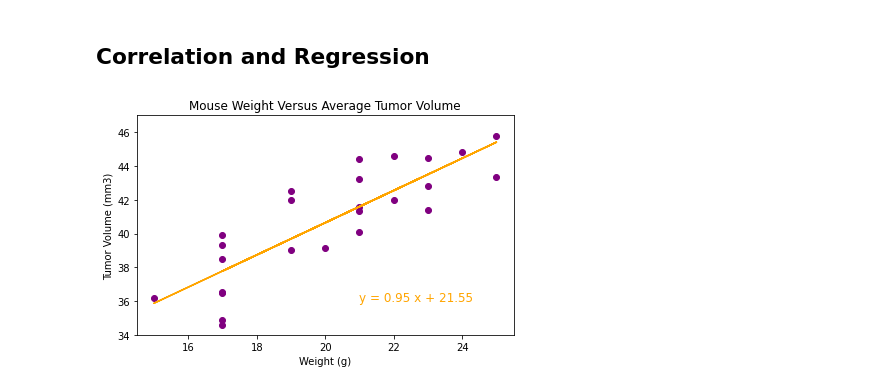
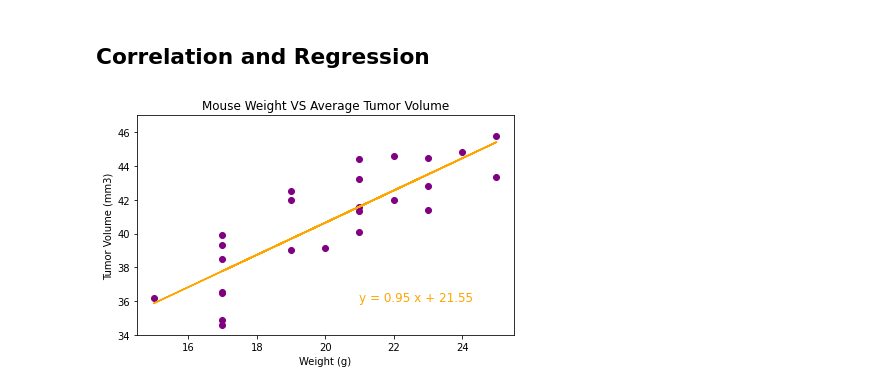
Before and after one commit to Franco1230/05-Matplotlib-Challenge, a Jupyter notebook: Pymaceuticals/pymaceuticals_starter.ipynb, the cells around one changed output. Drawn from its saved outputs; the diff is of its cells as text; code cells hidden in the pictures.

```diff
--- a/Pymaceuticals/pymaceuticals_starter.ipynb
+++ b/Pymaceuticals/pymaceuticals_starter.ipynb
@@ -356,22 +376,22 @@ plt.show()
 # %%
 color = "orange"
 
 # Calculate the correlation coefficient and linear regression model
 corr = st.pearsonr(capomulin_df_mean[weight_str], capomulin_df_mean[tumor_vol_str])
 (slope, intercept, rvalue, pvalue, stderr) = linregress(capomulin_df_mean[weight_str], capomulin_df_mean[tumor_vol_str])
 regress_values = capomulin_df_mean[weight_str] * slope + intercept
 line_eq = f"y = {round(slope, 2)} x + {round(intercept, 2)}"
 
 # For mouse weight and average tumor volume for the Capomulin regimen
 plt.scatter(capomulin_df_mean[weight_str], capomulin_df_mean[tumor_vol_str], color = "purple")
 plt.plot(capomulin_df_mean[weight_str], regress_values, color = color)
 plt.annotate(line_eq, (21, 36), fontsize = 12, color = color)
-plt.title("Mouse Weight Versus Average Tumor Volume")
+plt.title("Mouse Weight VS Average Tumor Volume")
 plt.xlabel(weight_str)
 plt.ylabel(tumor_vol_str)
 plt.xlim(14.5, 25.5)
 plt.ylim(34, 47)
 plt.tight_layout()
 plt.show()
 # %% [output]
-[figure, old version]
+[figure, new version]
```
Also changed, not shown: parts of 5 cells of this notebook.
